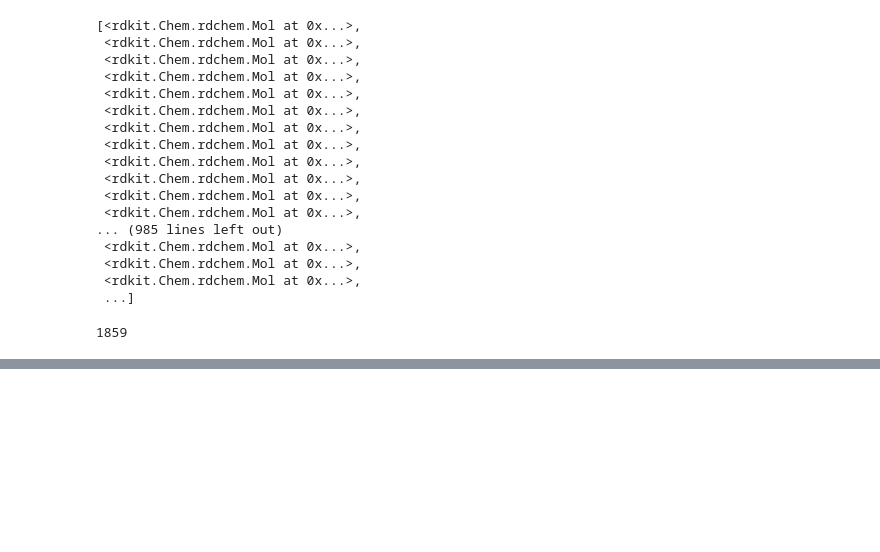
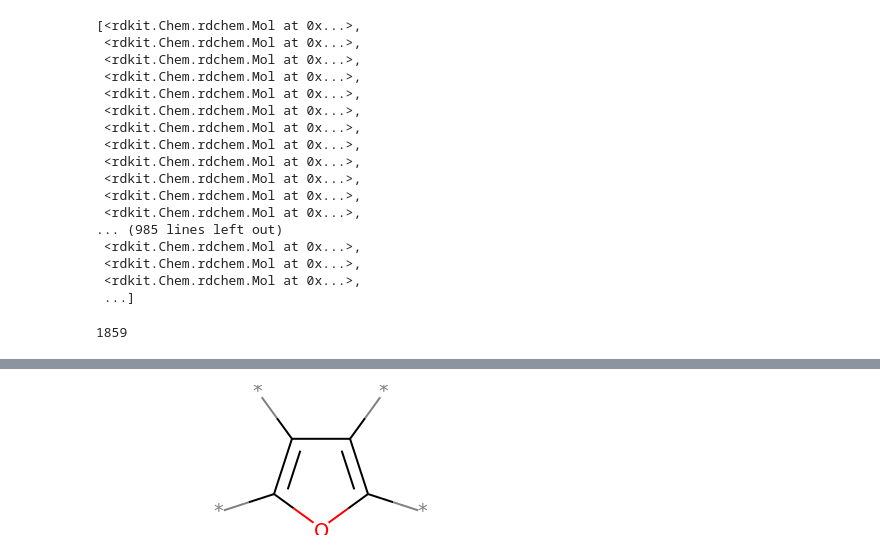
Before and after one commit to lilleswing/jt-vae, a Jupyter notebook: dev_tree_decomp.ipynb, the cells around one changed output, grey strips where cells are left out. Cells and saved outputs as stored; diff of their text form; code cells hidden in the pictures; blank space fills up the shorter version.

```diff
--- a/dev_tree_decomp.ipynb
+++ b/dev_tree_decomp.ipynb
@@ -324,0 +358,4 @@ atom.SetFormalCharge(0)
+# %%
+fragments[1]
+# %% [output]
+[figure, added]
```
Also changed, not shown: parts of 50 cells of this notebook, 5 other files.
